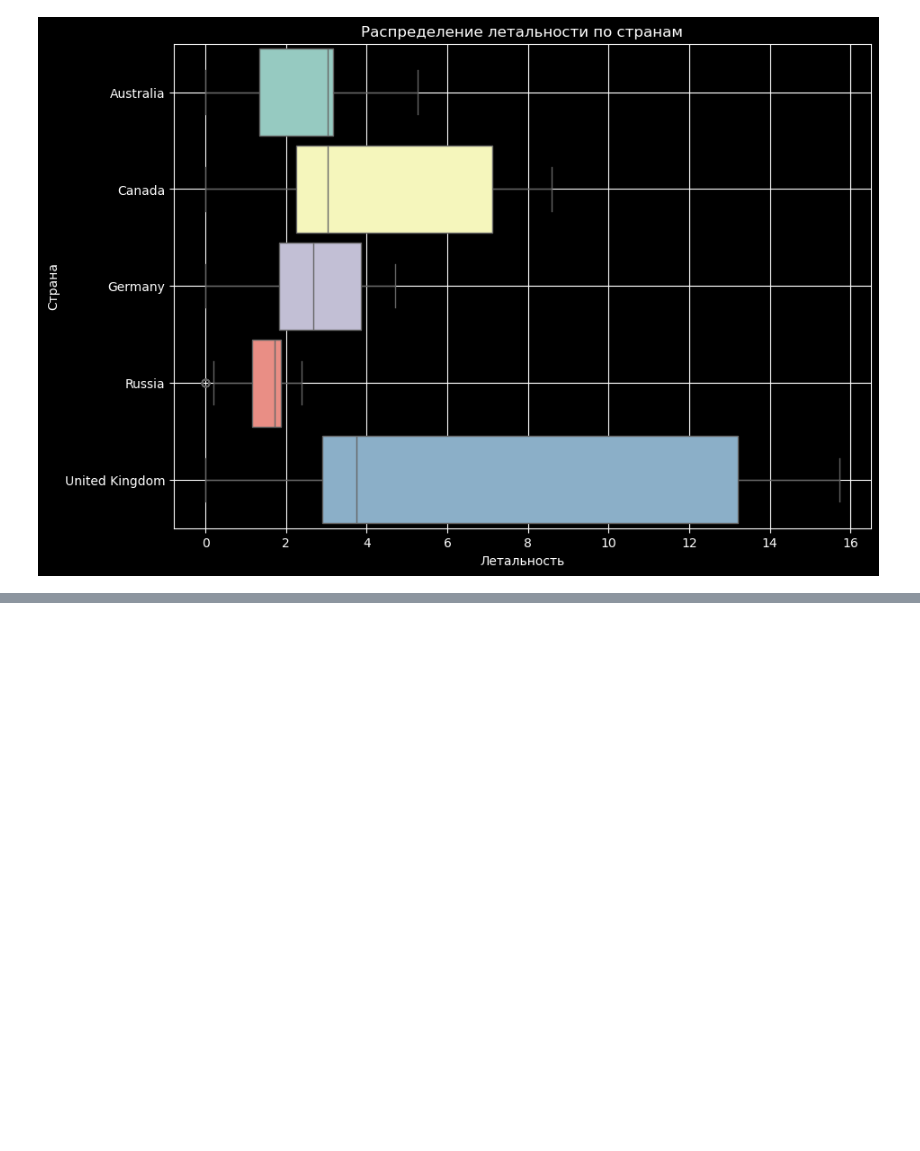
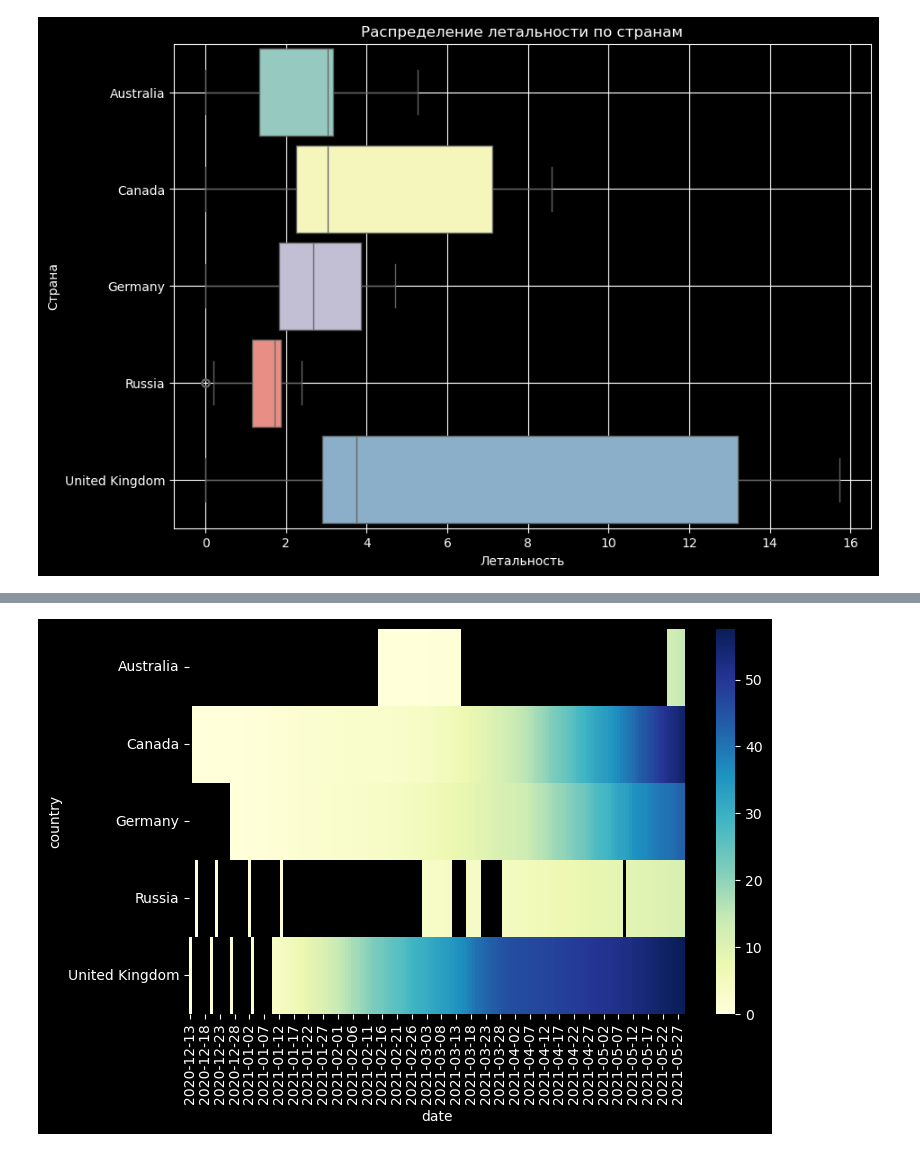
Before and after one commit to thetitorenko/sf_dspr_code, a Jupyter notebook: 01-block/06-python_13/06-python_13.ipynb, the cells around one changed output, grey strips where cells are left out. Saved outputs shown, nothing was run; the diff lists cells and outputs as text; code cells hidden in the pictures; blank space fills up the shorter version.

```diff
--- a/01-block/06-python_13/06-python_13.ipynb
+++ b/01-block/06-python_13/06-python_13.ipynb
@@ -442,0 +477,16 @@ plt.show()
+# %%
+# Создаем сводную таблицу, чтобы сравнить темпы вакцинации по странам
+pivot = cropped_covid_df.pivot_table(
+    index='country',
+    columns='date',
+    values='people_vaccinated_per_hundred')
+
+# Преобразуем тип столбцов на строковый для корректного отображения в тепловой карте
+pivot.columns = pivot.columns.astype('string')
+
+# Строим тепловую карту
+fig = plt.figure(figsize=(8, 5))
+heatmap = sns.heatmap(data=pivot, cmap='YlGnBu')
+plt.show()
+# %% [output]
+[figure, added]
```
Also changed, not shown: parts of 6 cells of this notebook.
